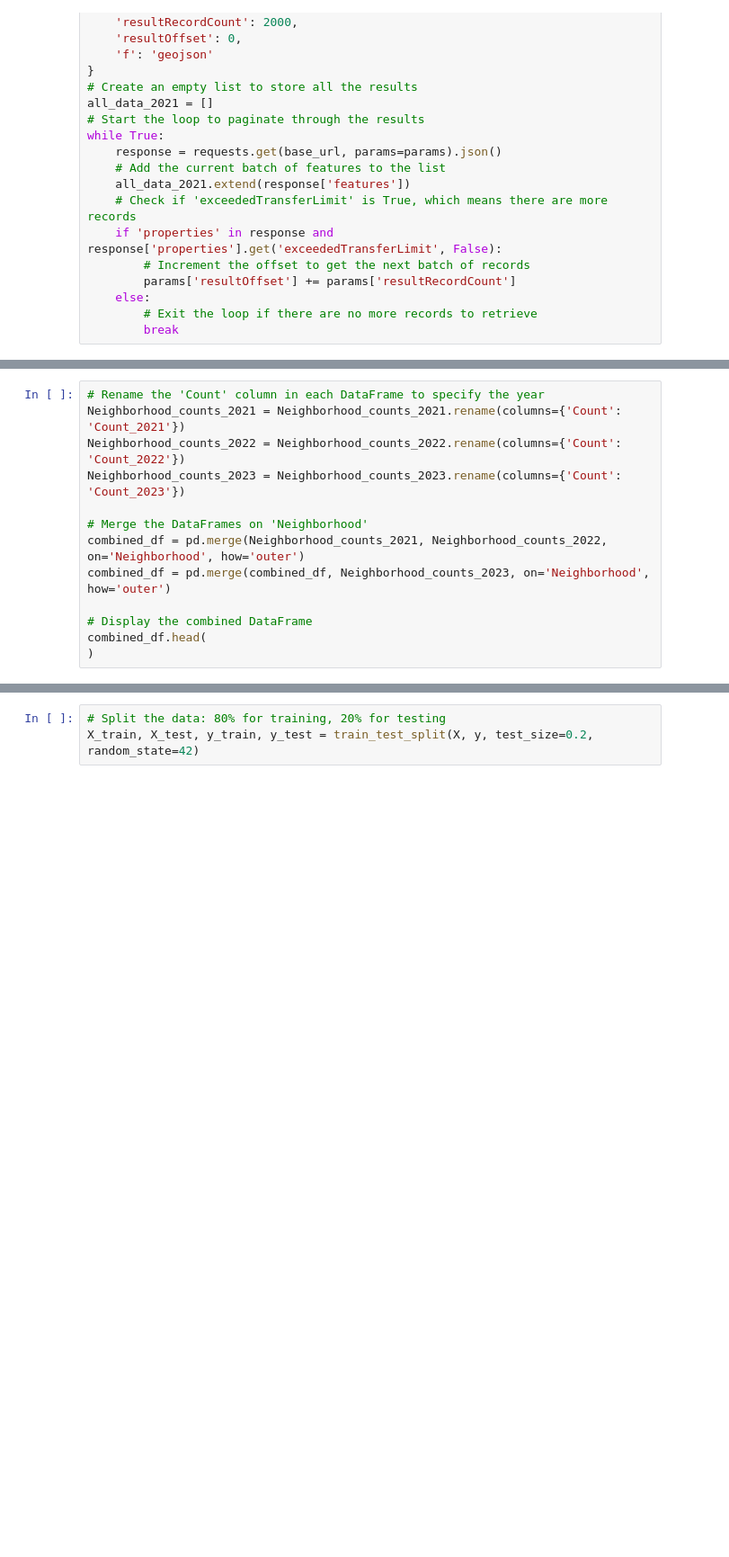
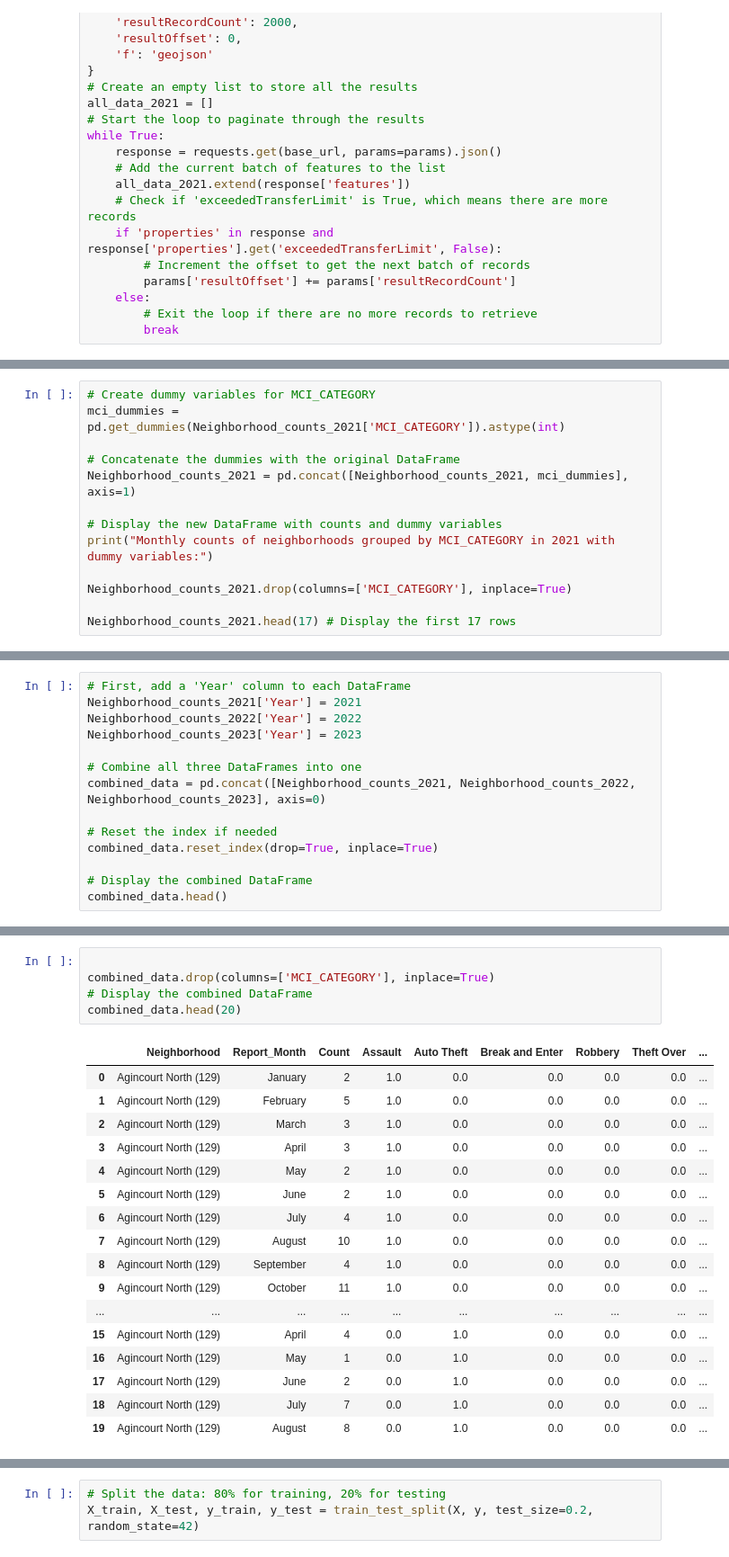
Before and after one commit to bhanotlavanya/Project_4_Crime_Prediction, a Jupyter notebook: crime_data.ipynb, the cells around one changed output, grey strips where cells are left out. Shown at 90% size. Drawn from its saved outputs; the diff is of its cells as text; blank space fills up the shorter version.

```diff
--- a/crime_data.ipynb
+++ b/crime_data.ipynb
@@ -304,13 +335,0 @@ Neighborhood_counts_2021
-# %%
-# Rename the 'Count' column in each DataFrame to specify the year
-Neighborhood_counts_2021 = Neighborhood_counts_2021.rename(columns={'Count': 'Count_2021'})
-Neighborhood_counts_2022 = Neighborhood_counts_2022.rename(columns={'Count': 'Count_2022'})
-Neighborhood_counts_2023 = Neighborhood_counts_2023.rename(columns={'Count': 'Count_2023'})
-
-# Merge the DataFrames on 'Neighborhood'
-combined_df = pd.merge(Neighborhood_counts_2021, Neighborhood_counts_2022, on='Neighborhood', how='outer')
-combined_df = pd.merge(combined_df, Neighborhood_counts_2023, on='Neighborhood', how='outer')
-
-# Display the combined DataFrame
-combined_df.head(
-)
@@ -323,0 +426,13 @@ combined_df.head(
+# %%
+# Create dummy variables for MCI_CATEGORY
+mci_dummies = pd.get_dummies(Neighborhood_counts_2021['MCI_CATEGORY']).astype(int)
+
+# Concatenate the dummies with the original DataFrame
+Neighborhood_counts_2021 = pd.concat([Neighborhood_counts_2021, mci_dummies], axis=1)
+
+# Display the new DataFrame with counts and dummy variables
+print("Monthly counts of neighborhoods grouped by MCI_CATEGORY in 2021 with dummy variables:")
+
+Neighborhood_counts_2021.drop(columns=['MCI_CATEGORY'], inplace=True)
+
+Neighborhood_counts_2021.head(17) # Display the first 17 rows
@@ -323,0 +467,14 @@ combined_df.head(
+# %%
+# First, add a 'Year' column to each DataFrame
+Neighborhood_counts_2021['Year'] = 2021
+Neighborhood_counts_2022['Year'] = 2022
+Neighborhood_counts_2023['Year'] = 2023
+
+# Combine all three DataFrames into one
+combined_data = pd.concat([Neighborhood_counts_2021, Neighborhood_counts_2022, Neighborhood_counts_2023], axis=0)
+
+# Reset the index if needed
+combined_data.reset_index(drop=True, inplace=True)
+
+# Display the combined DataFrame
+combined_data.head()
@@ -323,0 +488,23 @@ combined_df.head(
+# %%
+
+combined_data.drop(columns=['MCI_CATEGORY'], inplace=True)
+# Display the combined DataFrame
+combined_data.head(20)
+# %% [output]
+|  | Neighborhood | Report_Month | Count | Assault | Auto Theft | Break and Enter | Robbery | Theft Over | ... |
+| 0 | Agincourt North (129) | January | 2 | 1.0 | 0.0 | 0.0 | 0.0 | 0.0 | ... |
+| 1 | Agincourt North (129) | February | 5 | 1.0 | 0.0 | 0.0 | 0.0 | 0.0 | ... |
+| 2 | Agincourt North (129) | March | 3 | 1.0 | 0.0 | 0.0 | 0.0 | 0.0 | ... |
+| 3 | Agincourt North (129) | April | 3 | 1.0 | 0.0 | 0.0 | 0.0 | 0.0 | ... |
+| 4 | Agincourt North (129) | May | 2 | 1.0 | 0.0 | 0.0 | 0.0 | 0.0 | ... |
+| 5 | Agincourt North (129) | June | 2 | 1.0 | 0.0 | 0.0 | 0.0 | 0.0 | ... |
+| 6 | Agincourt North (129) | July | 4 | 1.0 | 0.0 | 0.0 | 0.0 | 0.0 | ... |
+| 7 | Agincourt North (129) | August | 10 | 1.0 | 0.0 | 0.0 | 0.0 | 0.0 | ... |
+| 8 | Agincourt North (129) | September | 4 | 1.0 | 0.0 | 0.0 | 0.0 | 0.0 | ... |
+| 9 | Agincourt North (129) | October | 11 | 1.0 | 0.0 | 0.0 | 0.0 | 0.0 | ... |
+| ... | ... | ... | ... | ... | ... | ... | ... | ... | ... |
+| 15 | Agincourt North (129) | April | 4 | 0.0 | 1.0 | 0.0 | 0.0 | 0.0 | ... |
+| 16 | Agincourt North (129) | May | 1 | 0.0 | 1.0 | 0.0 | 0.0 | 0.0 | ... |
+| 17 | Agincourt North (129) | June | 2 | 0.0 | 1.0 | 0.0 | 0.0 | 0.0 | ... |
+| 18 | Agincourt North (129) | July | 7 | 0.0 | 1.0 | 0.0 | 0.0 | 0.0 | ... |
+| 19 | Agincourt North (129) | August | 8 | 0.0 | 1.0 | 0.0 | 0.0 | 0.0 | ... |
```
Also changed, not shown: parts of 49 cells of this notebook.
